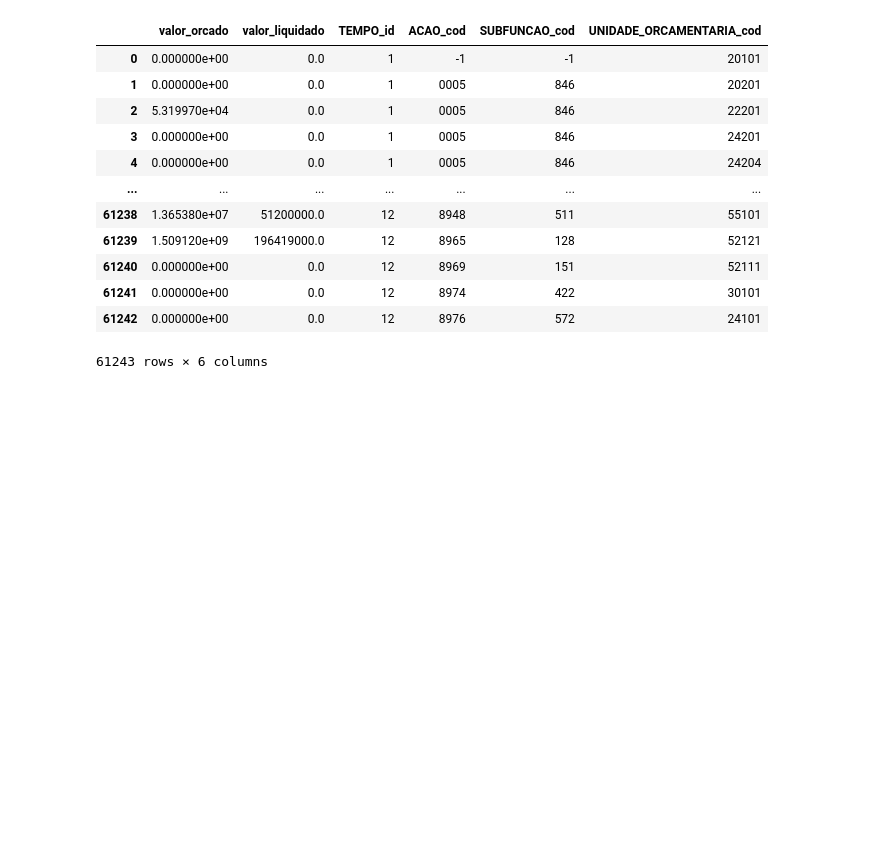
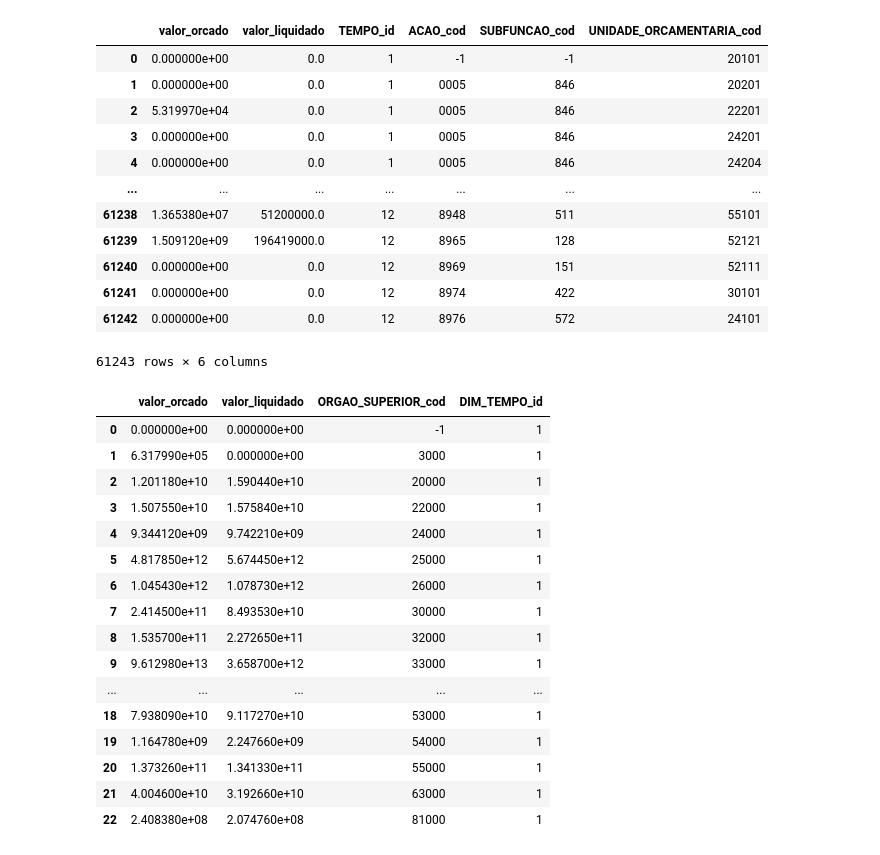
Before and after one commit to derikoliveira/usjt_datawarehouse_etl, a Jupyter notebook: src/listagem_dados.ipynb, the cells around one changed output. Cells and saved outputs as stored; diff of their text form; code cells hidden in the pictures; blank space fills up the shorter version.

Commit message:
Adicionando listagem de dados do dataframe dos agregados

```diff
--- a/src/listagem_dados.ipynb
+++ b/src/listagem_dados.ipynb
@@ -44,3 +44,31 @@ fato
 | 61241 | 0.000000e+00 | 0.0 | 12 | 8974 | 422 | 30101 |
 | 61242 | 0.000000e+00 | 0.0 | 12 | 8976 | 572 | 24101 |
 61243 rows × 6 columns
+# %%
+def criar_ag_orgao_superior_df():
+    select = """SELECT * FROM AG_ORGAO_SUPERIOR_ANO"""
+    descricao, agregados_list = mysql_obj.execute_read_query_with_description(select)
+    nomes_colunas = [d[0] for d in descricao]
+    agregados = pd.DataFrame.from_records(agregados_list, columns=nomes_colunas)
+    return agregados
+# %%
+ag_orgao_superior = criar_ag_orgao_superior_df()
+ag_orgao_superior
+# %% [output]
+|  | valor_orcado | valor_liquidado | ORGAO_SUPERIOR_cod | DIM_TEMPO_id |
+| 0 | 0.000000e+00 | 0.000000e+00 | -1 | 1 |
+| 1 | 6.317990e+05 | 0.000000e+00 | 3000 | 1 |
+| 2 | 1.201180e+10 | 1.590440e+10 | 20000 | 1 |
+| 3 | 1.507550e+10 | 1.575840e+10 | 22000 | 1 |
+| 4 | 9.344120e+09 | 9.742210e+09 | 24000 | 1 |
+| 5 | 4.817850e+12 | 5.674450e+12 | 25000 | 1 |
+| 6 | 1.045430e+12 | 1.078730e+12 | 26000 | 1 |
+| 7 | 2.414500e+11 | 8.493530e+10 | 30000 | 1 |
+| 8 | 1.535700e+11 | 2.272650e+11 | 32000 | 1 |
+| 9 | 9.612980e+13 | 3.658700e+12 | 33000 | 1 |
+| ... | ... | ... | ... | ... |
+| 18 | 7.938090e+10 | 9.117270e+10 | 53000 | 1 |
+| 19 | 1.164780e+09 | 2.247660e+09 | 54000 | 1 |
+| 20 | 1.373260e+11 | 1.341330e+11 | 55000 | 1 |
+| 21 | 4.004600e+10 | 3.192660e+10 | 63000 | 1 |
+| 22 | 2.408380e+08 | 2.074760e+08 | 81000 | 1 |
```
Also changed, not shown: parts of 12 cells of this notebook.
